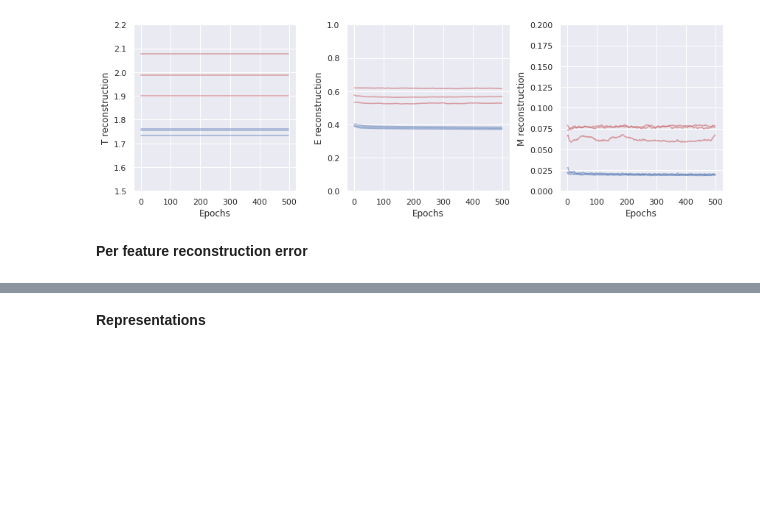
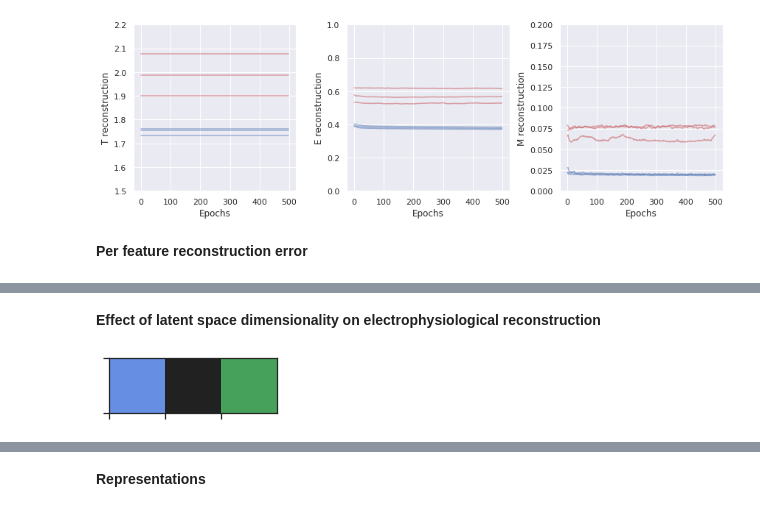
Before and after one commit to AllenInstitute/coupledAE-patchseq, a Jupyter notebook: analysis_param_search.ipynb, the cells around one changed output, grey strips where cells are left out. Cells and saved outputs as stored; diff of their text form; code cells hidden in the pictures; blank space fills up the shorter version.

```diff
--- a/analysis_param_search.ipynb
+++ b/analysis_param_search.ipynb
@@ -214,0 +265,8 @@ fig.savefig('/home/rohan/Dropbox/AllenInstitute/CellTypes/doc/Patchseq_Bioarxiv_
+# %% [markdown]
+**Effect of latent space dimensionality on electrophysiological reconstruction**
+# %%
+
+cols = sns.diverging_palette(255, 133, l=60, n=3, center="dark")
+sns.palplot(cols)
+# %% [output]
+[figure, added]
```
Also changed, not shown: parts of 27 cells of this notebook, 15 other files.
